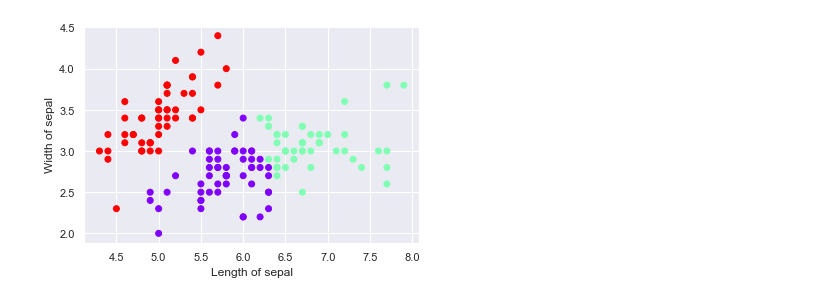
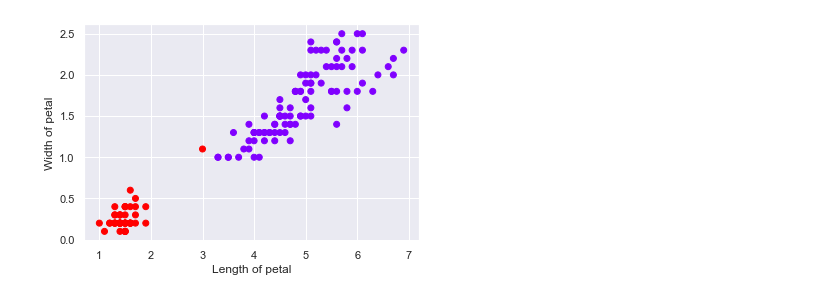
Before and after one commit to Kes-trel/Iris-Flower-Cluster-Analysis, a Jupyter notebook: working.ipynb, the cells around one changed output. Drawn from its saved outputs; the diff is of its cells as text; code cells hidden in the pictures.

```diff
--- a/working.ipynb
+++ b/working.ipynb
@@ -9,7 +9,7 @@ from sklearn import preprocessing
 
 raw_data = pd.read_csv("iris_with_species.csv")
 # %%
-petal_or_sepal = "sepal"
+petal_or_sepal = "petal"
 # %%
 def scale_data(data):
     scaler = preprocessing.StandardScaler()
@@ -31,8 +31,8 @@ def scater_plot(data, value):
     x_label = f"Length of {value}"
     y_label = f"Width of {value}"
 
-    if "cluster_pred" in data.columns:
-        plt.scatter(data[x_values], data[y_values], c=data["cluster_pred"], cmap="rainbow")
+    if "clusters" in data.columns:
+        plt.scatter(data[x_values], data[y_values], c=data["clusters"], cmap="rainbow")
     else:
         plt.scatter(data[x_values], data[y_values])
 
@@ -55,6 +53,13 @@ def elbow_method(clusters, data):
     plt.xlabel('Number of clusters')
     plt.ylabel('Within-cluster Sum of Squares')
     return plt.show()
+# %%
+def cluster_data(number_of_clusters, data):
+    data_c = data.copy()
+    kmeans = KMeans(number_of_clusters)
+    kmeans.fit(data_c)
+    data_c["clusters"] = kmeans.fit_predict(data_c)
+    return data_c
 # %%
 data = screen_data(data=raw_data, petal_sepal=petal_or_sepal)
 # %%
@@ -68,2 +73,2 @@ scater_plot(data=data_a, value=petal_or_sepal)
 # %%
-def cluster_data(number_of_clusters, data)
+data_clusters = cluster_data(number_of_clusters=2, data=data)
@@ -92,4 +75,4 @@ data_c
 # %%
-scater_plot(data=data_c, value=petal_or_sepal)
+scater_plot(data=data_clusters, value=petal_or_sepal)
 # %% [output]
-[figure, old version]
+[figure, new version]
```
Also changed, not shown: parts of 4 cells of this notebook.
